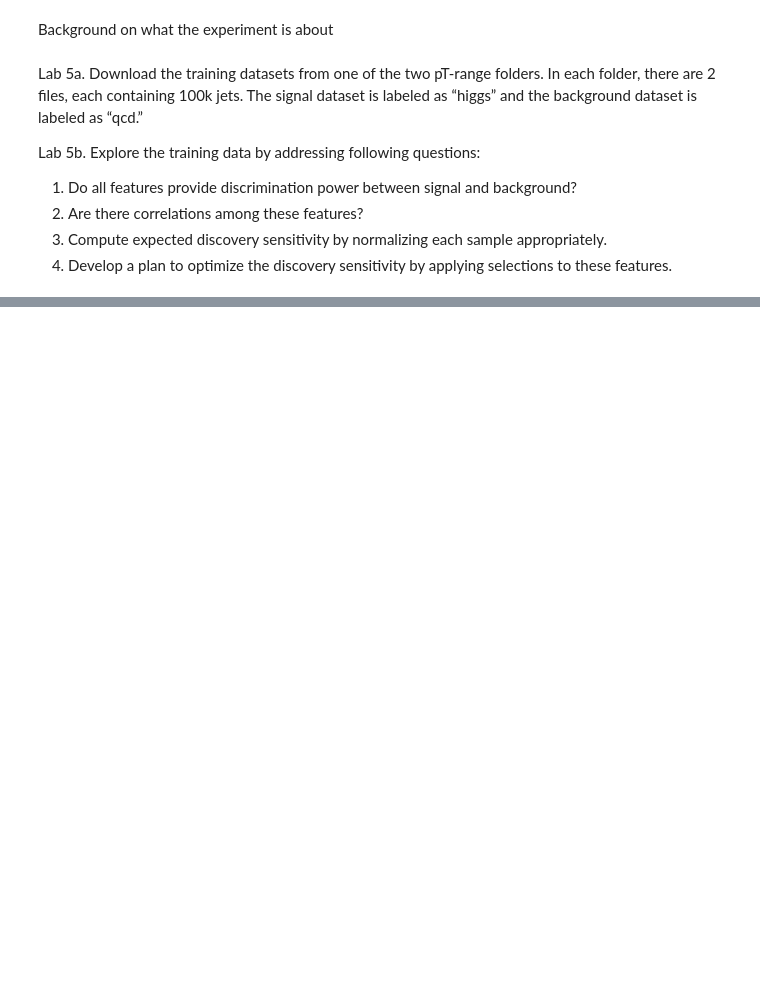
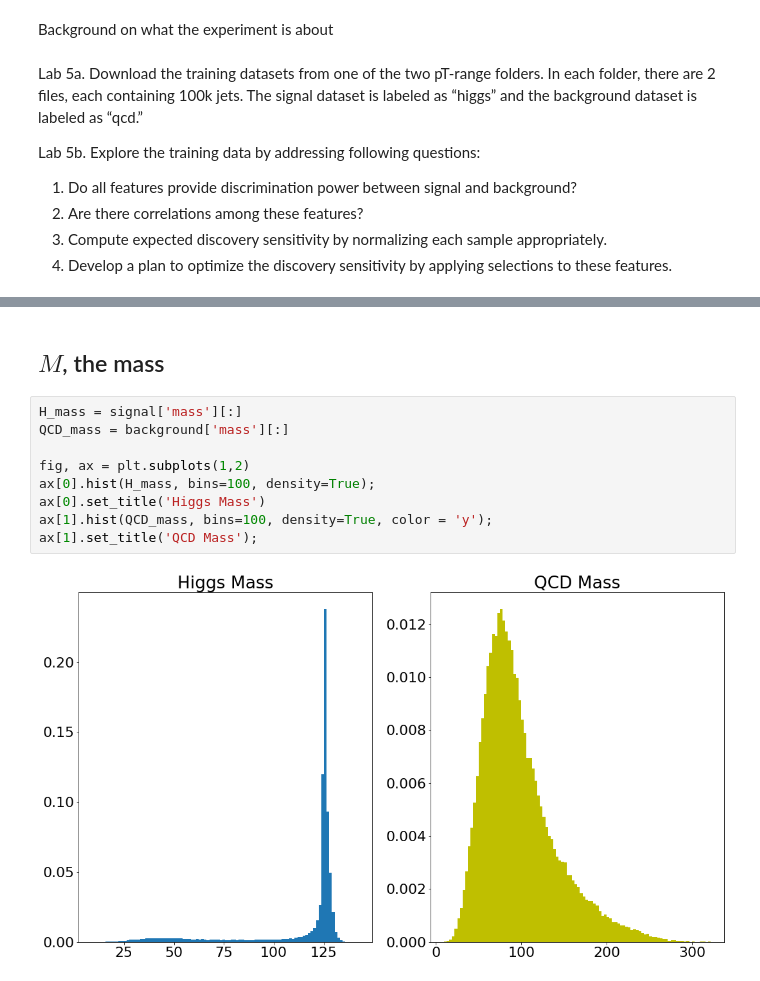
Before and after one commit to noahkim4648/Phys-434-Portfolio, a Jupyter notebook: Lab5.ipynb, the cells around one changed output, grey strips where cells are left out. Cells and saved outputs as stored; diff of their text form; blank space fills up the shorter version.

```diff
--- a/Lab5.ipynb
+++ b/Lab5.ipynb
@@ -94,0 +127,13 @@ plt.legend(['Higgs', 'QCD']);
+# %% [markdown]
+## $M$, the mass
+# %%
+H_mass = signal['mass'][:]
+QCD_mass = background['mass'][:]
+
+fig, ax = plt.subplots(1,2)
+ax[0].hist(H_mass, bins=100, density=True);
+ax[0].set_title('Higgs Mass')
+ax[1].hist(QCD_mass, bins=100, density=True, color = 'y');
+ax[1].set_title('QCD Mass');
+# %% [output]
+[figure, added]
```
Also changed, not shown: parts of 33 cells of this notebook.
